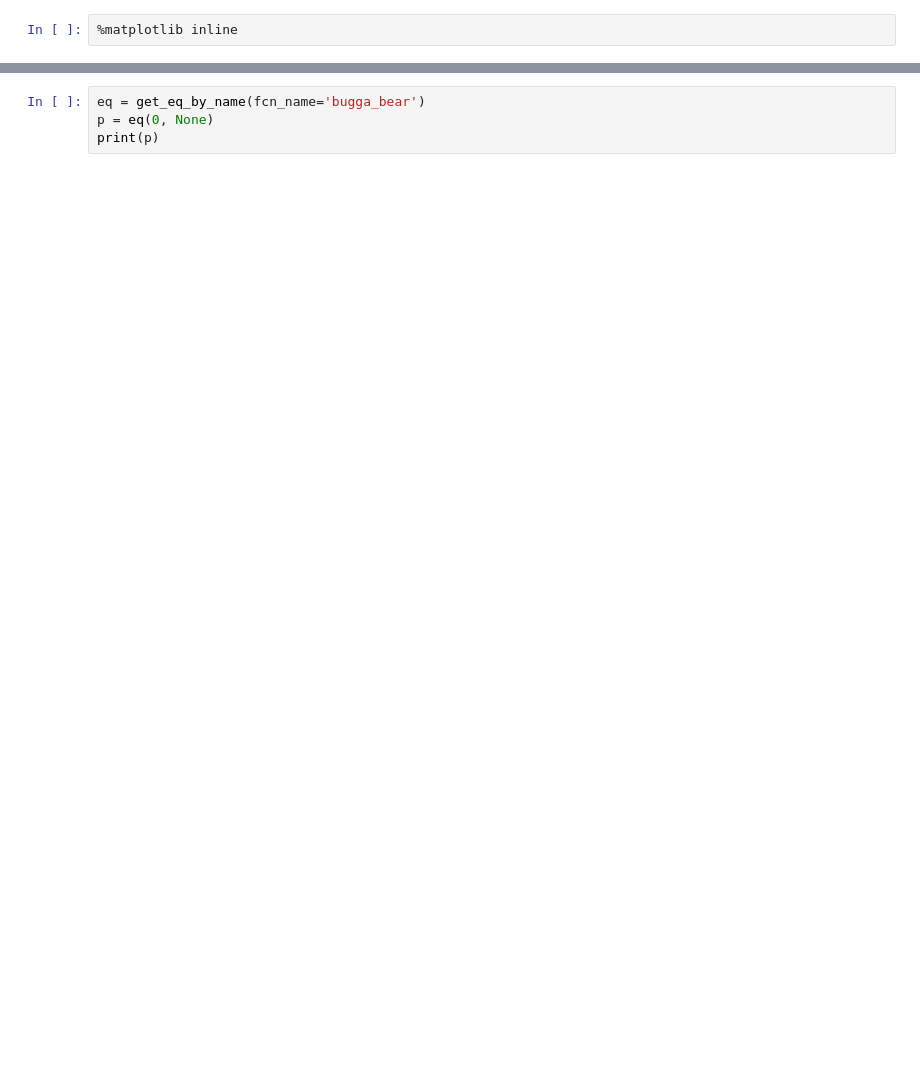
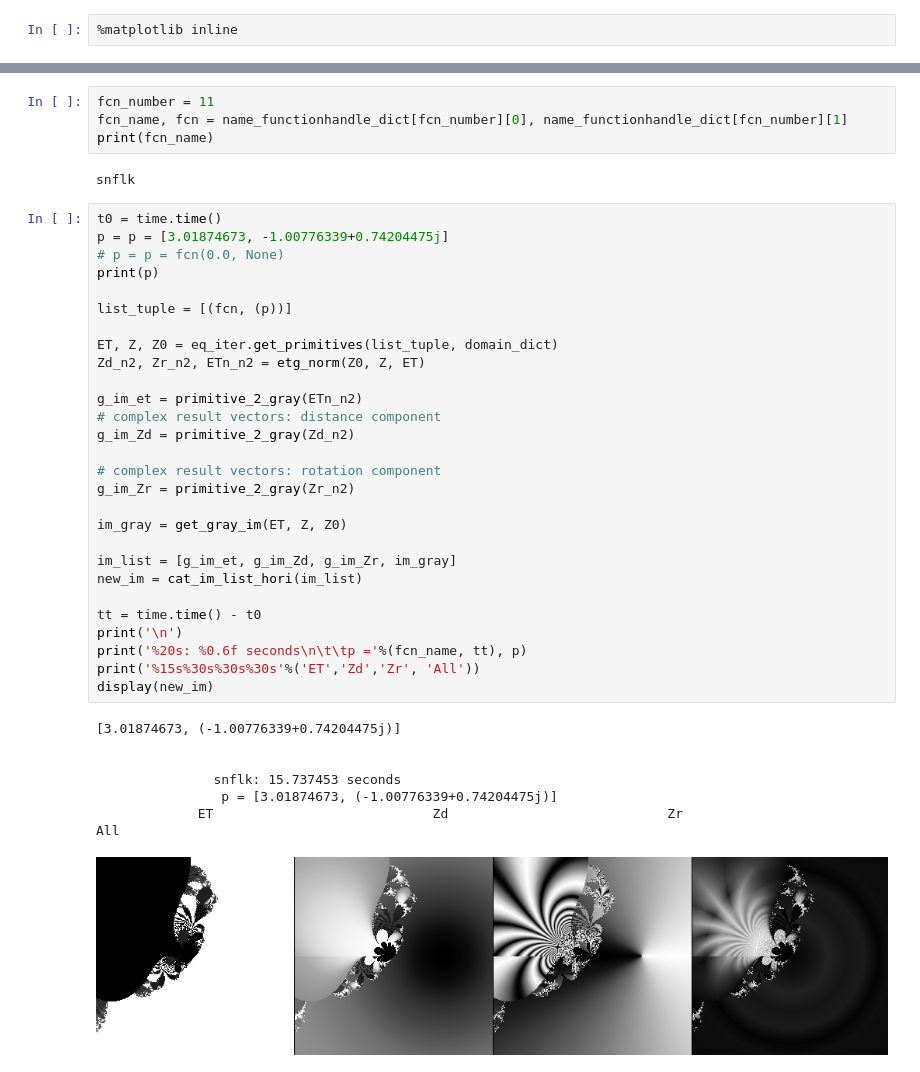
Before and after one commit to dlanier/scalygraphic, a Jupyter notebook: notebookExperimental/Single_EQ.ipynb, the cells around one changed output, grey strips where cells are left out. Cells and saved outputs as stored; diff of their text form; blank space fills up the shorter version.

Commit message:
snflk function added

```diff
--- a/notebookExperimental/Single_EQ.ipynb
+++ b/notebookExperimental/Single_EQ.ipynb
@@ -70,4 +70,42 @@ im_scale_products.py with function show_equations()
-# %%
-eq = get_eq_by_name(fcn_name='bugga_bear')
-p = eq(0, None)
-print(p)
+# %%
+fcn_number = 11
+fcn_name, fcn = name_functionhandle_dict[fcn_number][0], name_functionhandle_dict[fcn_number][1]
+print(fcn_name)
+# %% [output]
+snflk
+# %%
+t0 = time.time()
+p = p = [3.01874673, -1.00776339+0.74204475j]
+# p = p = fcn(0.0, None)
+print(p)
+
+list_tuple = [(fcn, (p))]
+
+ET, Z, Z0 = eq_iter.get_primitives(list_tuple, domain_dict)
+Zd_n2, Zr_n2, ETn_n2 = etg_norm(Z0, Z, ET)
+
+g_im_et = primitive_2_gray(ETn_n2)
+# complex result vectors: distance component
+g_im_Zd = primitive_2_gray(Zd_n2)
+
+# complex result vectors: rotation component
+g_im_Zr = primitive_2_gray(Zr_n2)
+
+im_gray = get_gray_im(ET, Z, Z0)
+
+im_list = [g_im_et, g_im_Zd, g_im_Zr, im_gray]
+new_im = cat_im_list_hori(im_list)
+
+tt = time.time() - t0
+print('\n')
+print('%20s: %0.6f seconds\n\t\tp ='%(fcn_name, tt), p)
+print('%15s%30s%30s%30s'%('ET','Zd','Zr', 'All'))
+display(new_im)
+# %% [output]
+[3.01874673, (-1.00776339+0.74204475j)]
+
+
+               snflk: 15.737453 seconds
+                p = [3.01874673, (-1.00776339+0.74204475j)]
+             ET                            Zd                            Zr                           All
+[figure, added]
```
Also changed, not shown: parts of 3 cells of this notebook, 1 other file.
